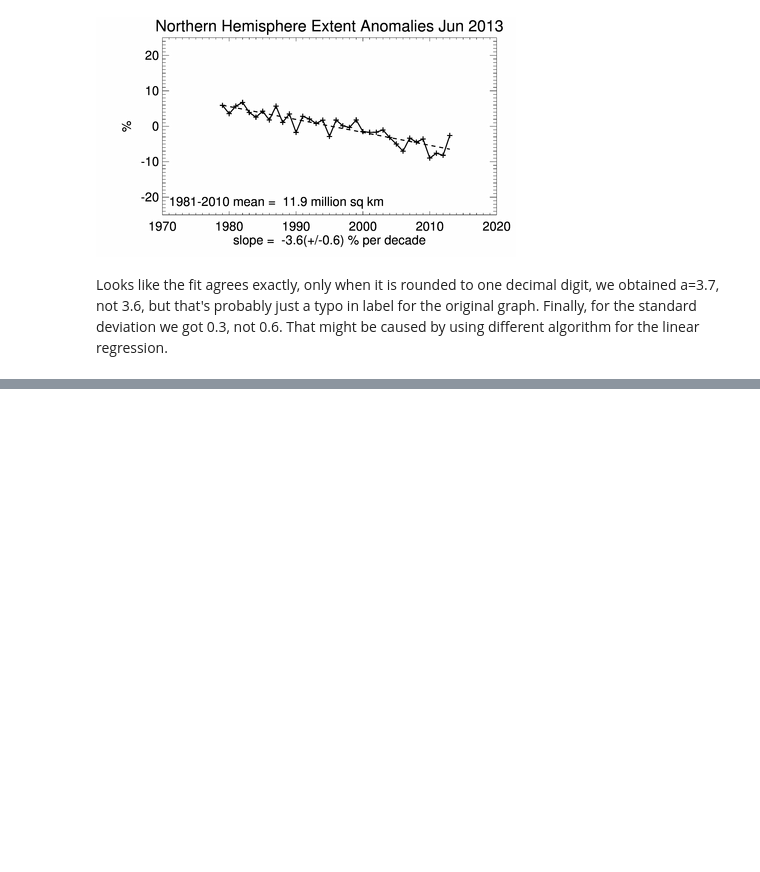
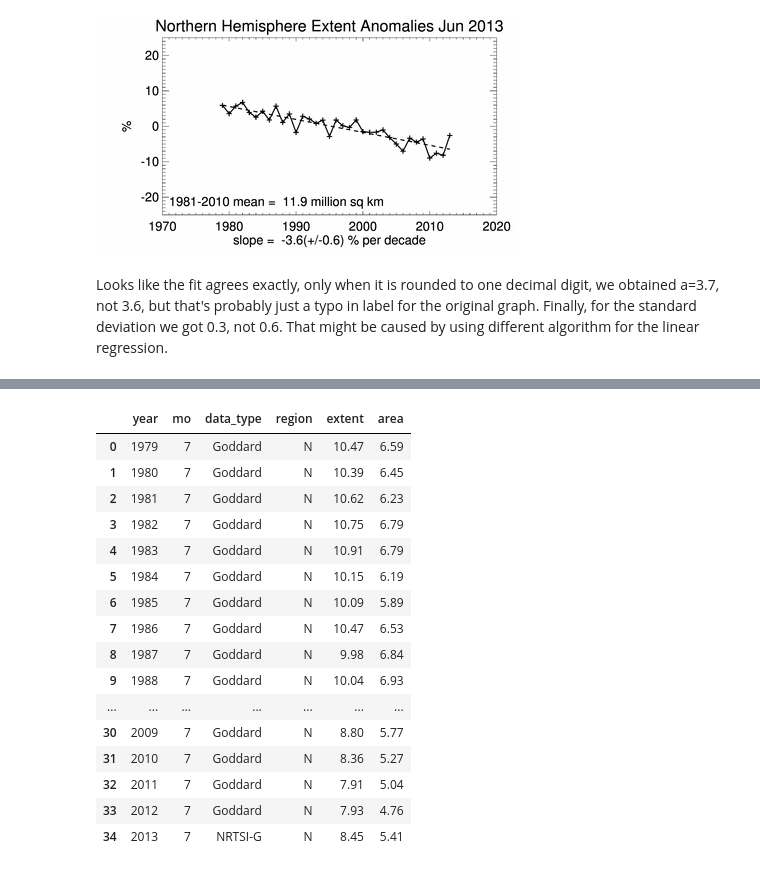
Before and after one commit to certik/climate, a Jupyter notebook: Sea Ice Index.ipynb, the cells around one changed output, grey strips where cells are left out. Saved outputs shown, nothing was run; the diff lists cells and outputs as text; code cells hidden in the pictures; blank space fills up the shorter version.

```diff
--- a/Sea Ice Index.ipynb
+++ b/Sea Ice Index.ipynb
@@ -88,0 +120,21 @@ Looks like the fit agrees exactly, only when it is rounded to one decimal digit,
+# %%
+data = read_table("data/N_07_area.txt", skipfooter=16, sep="\s+")
+data
+# %% [output]
+|  | year | mo | data_type | region | extent | area |
+| 0 | 1979 | 7 | Goddard | N | 10.47 | 6.59 |
+| 1 | 1980 | 7 | Goddard | N | 10.39 | 6.45 |
+| 2 | 1981 | 7 | Goddard | N | 10.62 | 6.23 |
+| 3 | 1982 | 7 | Goddard | N | 10.75 | 6.79 |
+| 4 | 1983 | 7 | Goddard | N | 10.91 | 6.79 |
+| 5 | 1984 | 7 | Goddard | N | 10.15 | 6.19 |
+| 6 | 1985 | 7 | Goddard | N | 10.09 | 5.89 |
+| 7 | 1986 | 7 | Goddard | N | 10.47 | 6.53 |
+| 8 | 1987 | 7 | Goddard | N | 9.98 | 6.84 |
+| 9 | 1988 | 7 | Goddard | N | 10.04 | 6.93 |
+| ... | ... | ... | ... | ... | ... | ... |
+| 30 | 2009 | 7 | Goddard | N | 8.80 | 5.77 |
+| 31 | 2010 | 7 | Goddard | N | 8.36 | 5.27 |
+| 32 | 2011 | 7 | Goddard | N | 7.91 | 5.04 |
+| 33 | 2012 | 7 | Goddard | N | 7.93 | 4.76 |
+| 34 | 2013 | 7 | NRTSI-G | N | 8.45 | 5.41 |
```
Also changed, not shown: parts of 13 cells of this notebook.
